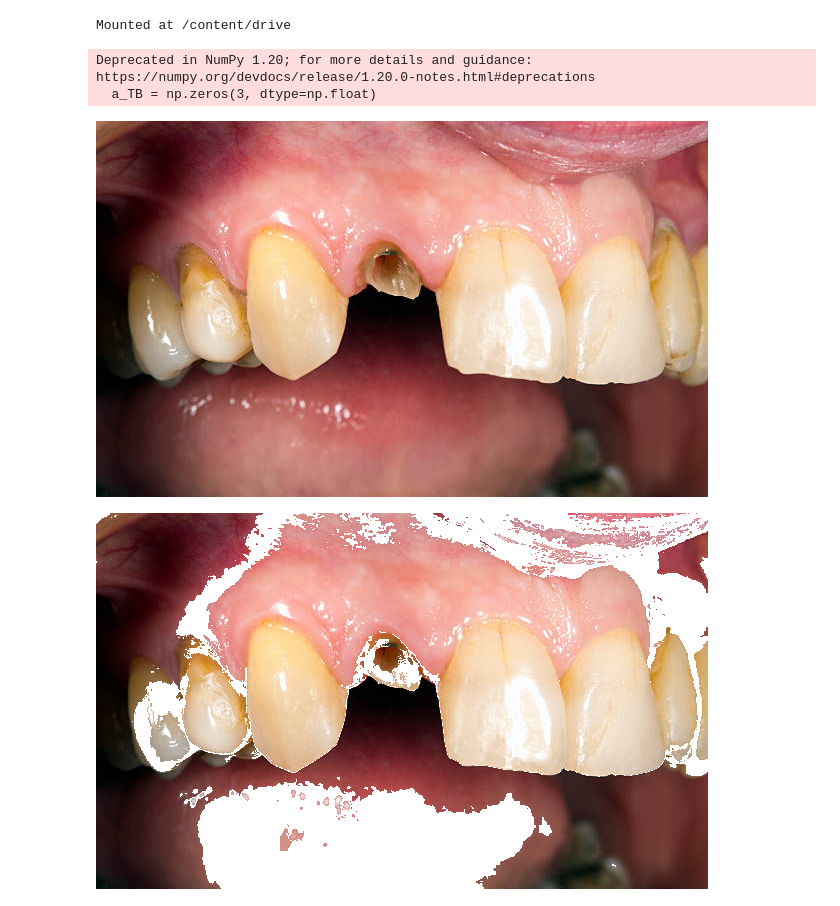
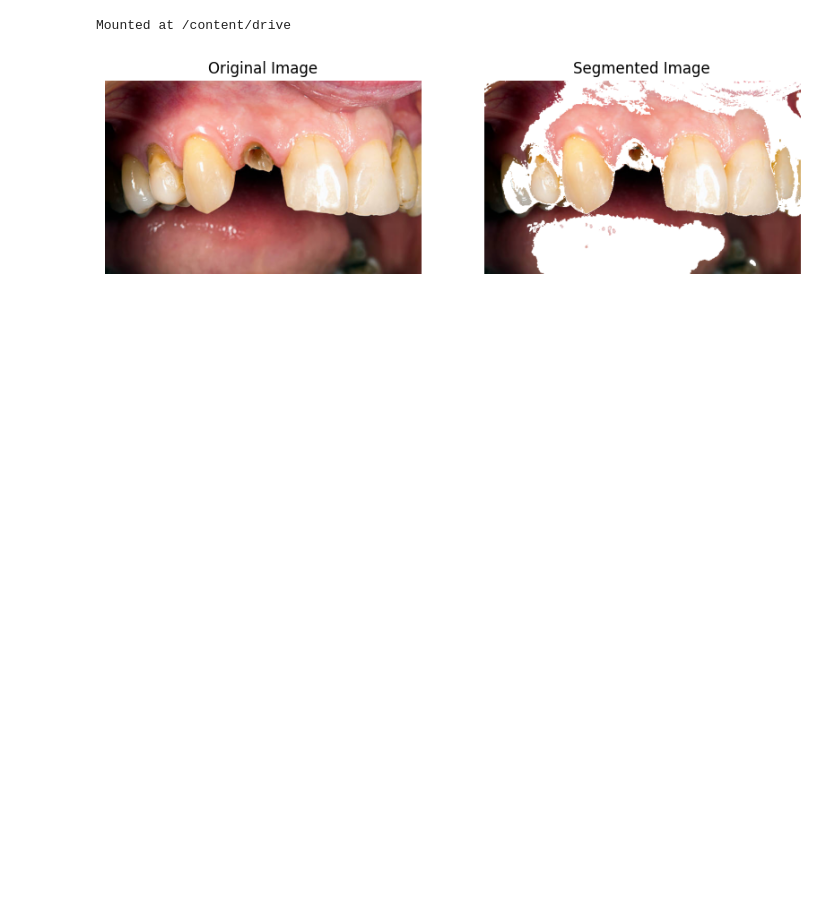
Before and after one commit to MinhQuan0000/MV_final, a Jupyter notebook: Segmentation.ipynb, the cells around one changed output. Drawn from its saved outputs; the diff is of its cells as text; code cells hidden in the pictures; blank space fills up the shorter version.

```diff
--- a/Segmentation.ipynb
+++ b/Segmentation.ipynb
@@ -23,50 +30,67 @@ drive.mount('/content/drive')
 # %% [output]
 Mounted at /content/drive
 # %%
-import cv2
-from PIL import Image
-import numpy as np
-from google.colab.patches import cv2_imshow
-
-def segment_color_image(image_path, threshold=50):
-    # Read the color image using OpenCV
-    img_OpenCV = cv2.imread(image_path, cv2.IMREAD_COLOR)
+def segment_color_image(img_OpenCV, threshold=70):
     # Create an image to store the segmentation result
     SegmentationIMG = Image.new("RGB", (img_OpenCV.shape[1], img_OpenCV.shape[0]))
     # Get image dimensions
     Width, Height = img_OpenCV.shape[1], img_OpenCV.shape[0]
     # Initialize cumulative values for average color
-    a_TB = np.zeros(3, dtype=np.float)
+    aR_TB = 0
+    aG_TB = 0
+    aB_TB = 0
+    # Initialize SIZE
+    Size = Width * Height
     # Calculate average pixel value for the entire image
     for x in range(Width):
         for y in range(Height):
             pixel_value = img_OpenCV[y, x]
-            a_TB += pixel_value
-    # Calculate the size of the vector a: Size = Width * Height
-    Size = Width * Height
-    a_TB /= Size
+            aR_TB += pixel_value[0]
+            aG_TB += pixel_value[1]
+            aB_TB += pixel_value[2]
+
+    # Calculate the average color values
+    aR_TB /= Size
+    aG_TB /= Size
+    aB_TB /= Size
+
     # Loop through all pixels in the image
     for a in range(Width):
         for b in range(Height):
             pixel_value = img_OpenCV[b, a]
             # Calculate Euclidean Distance D(z, a)
-            D = np.linalg.norm(pixel_value - a_TB)
+            D = np.sqrt((pixel_value[0] - aR_TB)**2 + (pixel_value[1] - aG_TB)**2 + (pixel_value[2] - aB_TB)**2)
             # Compare with the threshold to determine if z(x, y) is background or object
             if D <= threshold:
                 SegmentationIMG.putpixel((a, b), (255, 255, 255))  # White pixel
             else:
-                SegmentationIMG.putpixel((a, b), tuple(pixel_value))
+                SegmentationIMG.putpixel((a, b), (int(pixel_value[2]), int(pixel_value[1]), int(pixel_value[0])))
+
     # Convert the segmentation result from PIL to OpenCV for display
     Segmentation = np.array(SegmentationIMG)
-    # Display the images using Colab's cv2_imshow
-    cv2_imshow(img_OpenCV)
-    cv2_imshow(Segmentation)
+    return Segmentation
+
+def display_images(original_image, segmented_image):
+    plt.figure(figsize=(10, 5))
+
+    # Original Image
+    plt.subplot(1, 2, 1)
+    plt.imshow(original_image)
+    plt.title('Original Image')
+    plt.axis('off')
+
+    # Segmented Image
+    plt.subplot(1, 2, 2)
+    plt.imshow(segmented_image)
+    plt.title('Segmented Image')
+    plt.axis('off')
+
+    plt.show()
 
 # Example usage
-image_path = '/content/drive/MyDrive/XLA_S/Training/caries/100.jpg'
-segment_color_image(image_path)
+image_path1 = '/content/drive/MyDrive/XLA_S/Training/caries/100.jpg'
+img_OpenCV = cv2.imread(image_path1, cv2.IMREAD_COLOR)
+segmented_image = segment_color_image(img_OpenCV)
+display_images(cv2.cvtColor(img_OpenCV, cv2.COLOR_BGR2RGB), segmented_image)
 # %% [output]
-Deprecated in NumPy 1.20; for more details and guidance: https://numpy.org/devdocs/release/1.20.0-notes.html#deprecations
-  a_TB = np.zeros(3, dtype=np.float)
-[figure, old version]
+[figure, new version]
-[figure, removed]
```
Also changed, not shown: parts of 16 cells of this notebook.
